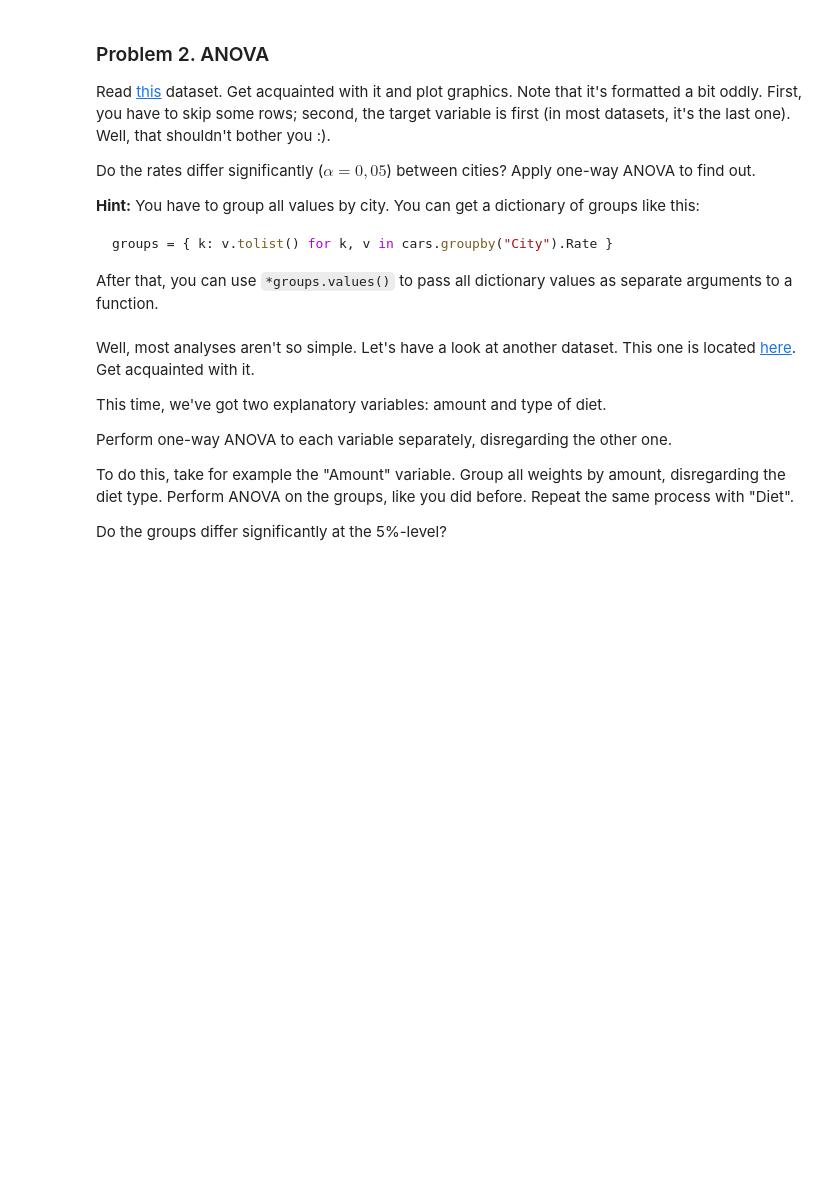
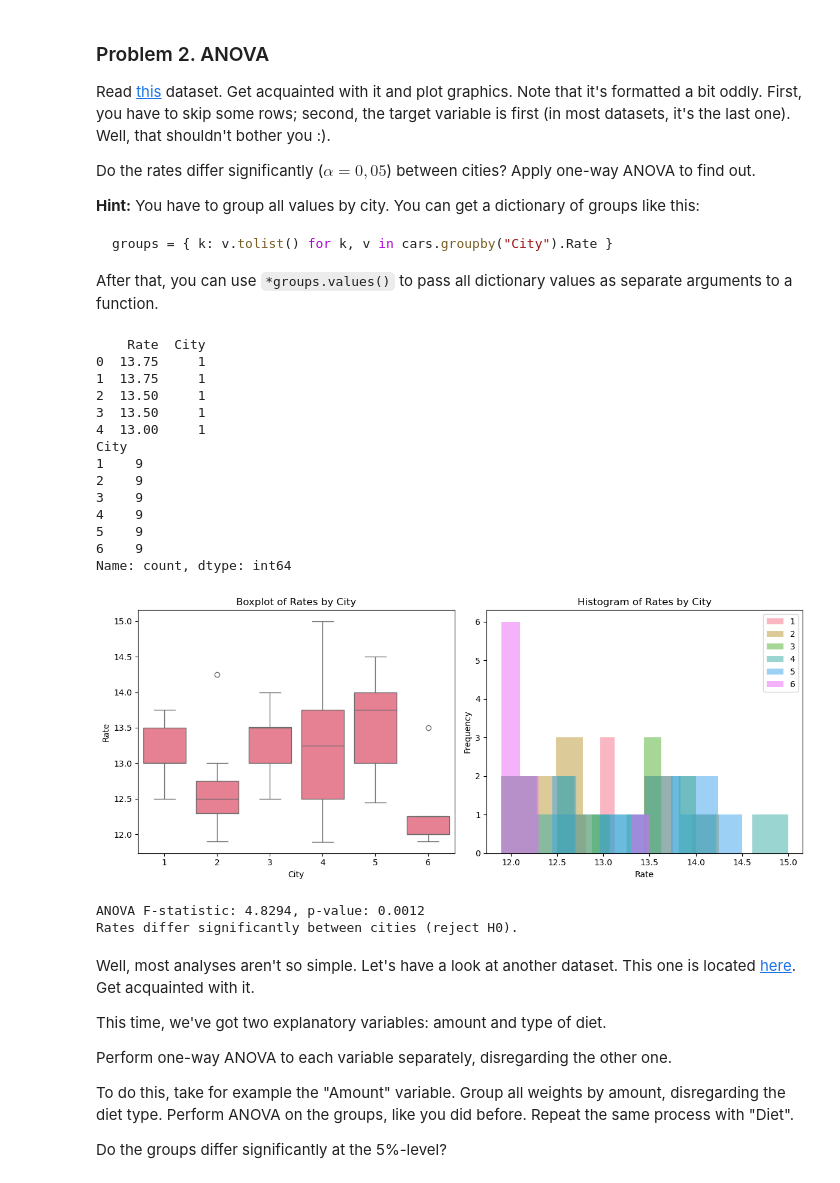
Before and after one commit to Araychev/UPSKILL-AI-and-Machine-Learning---2025, a Jupyter notebook: Math Concepts for Developers - март 2025/Exercise_Hypothesis-Testing/Hypothesis Testing Exercise.ipynb, the cells around one changed output. Drawn from its saved outputs; the diff is of its cells as text; code cells hidden in the pictures; blank space fills up the shorter version.

```diff
--- a/Math Concepts for Developers - март 2025/Exercise_Hypothesis-Testing/Hypothesis Testing Exercise.ipynb
+++ b/Math Concepts for Developers - март 2025/Exercise_Hypothesis-Testing/Hypothesis Testing Exercise.ipynb
@@ -135,3 +133,57 @@
+# %%
+# Read the dataset, skipping the first 25 rows (header and comments)
+cars = pd.read_csv('data/newcar.dat', delim_whitespace=True, skiprows=25, names=['Rate', 'City'])
+
+# Explore the data
+print(cars.head())
+print(cars['City'].value_counts())
+
+# Plot boxplot and histogram for each city
+plt.figure(figsize=(12, 5))
+
+plt.subplot(1, 2, 1)
+sns.boxplot(data=cars, x='City', y='Rate')
+plt.title('Boxplot of Rates by City')
+
+plt.subplot(1, 2, 2)
+for city in cars['City'].unique():
+    plt.hist(cars[cars['City'] == city]['Rate'], bins=8, alpha=0.5, label=city)
+plt.title('Histogram of Rates by City')
+plt.xlabel('Rate')
+plt.ylabel('Frequency')
+plt.legend()
+
+plt.tight_layout()
+plt.show()
+
+# Prepare groups for ANOVA
+groups = {k: v.tolist() for k, v in cars.groupby("City").Rate}
+
+# One-way ANOVA
+f_stat, p_value = stats.f_oneway(*groups.values())
+print(f"ANOVA F-statistic: {f_stat:.4f}, p-value: {p_value:.4f}")
+if p_value < alpha:
+    print("Rates differ significantly between cities (reject H0).")
+else:
+    print("No significant difference in rates between cities (fail to reject H0).")
+# %% [output]
+    Rate  City
+0  13.75     1
+1  13.75     1
+2  13.50     1
+3  13.50     1
+4  13.00     1
+City
+1    9
+2    9
+3    9
+4    9
+5    9
+6    9
+Name: count, dtype: int64
+[figure, added]
+ANOVA F-statistic: 4.8294, p-value: 0.0012
+Rates differ significantly between cities (reject H0).
 # %% [markdown]
 Well, most analyses aren't so simple. Let's have a look at another dataset. This one is located [here](http://www.itl.nist.gov/div898/education/anova/ratfeed.dat). Get acquainted with it.
 
```
Also changed, not shown: parts of 1 cell of this notebook.
